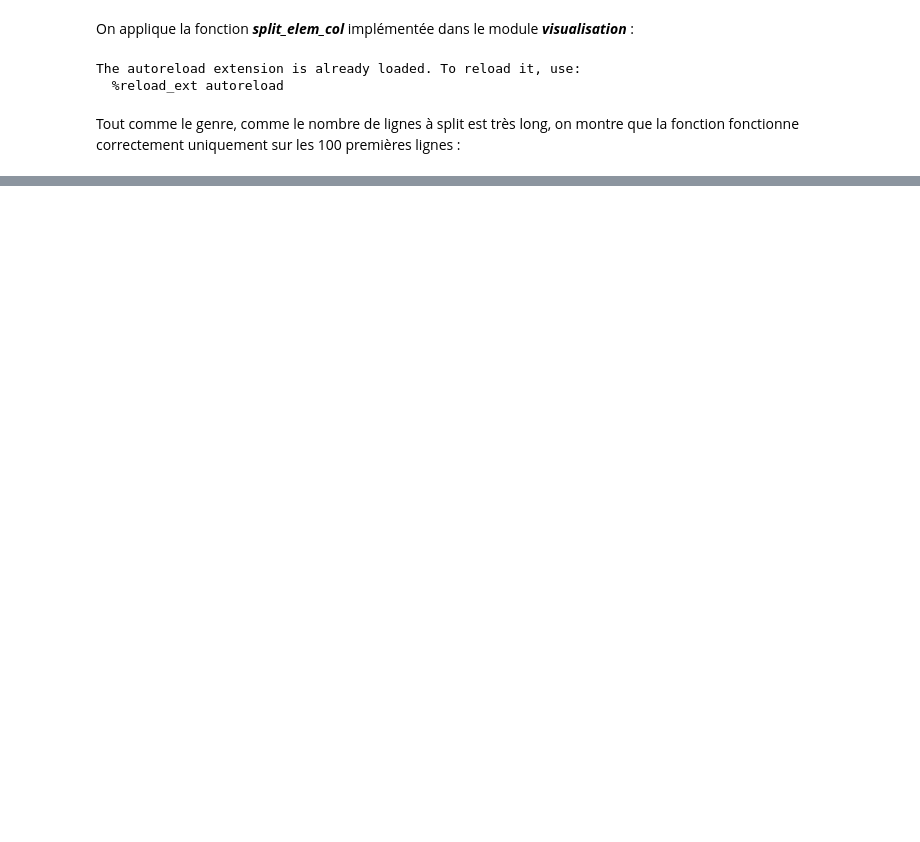
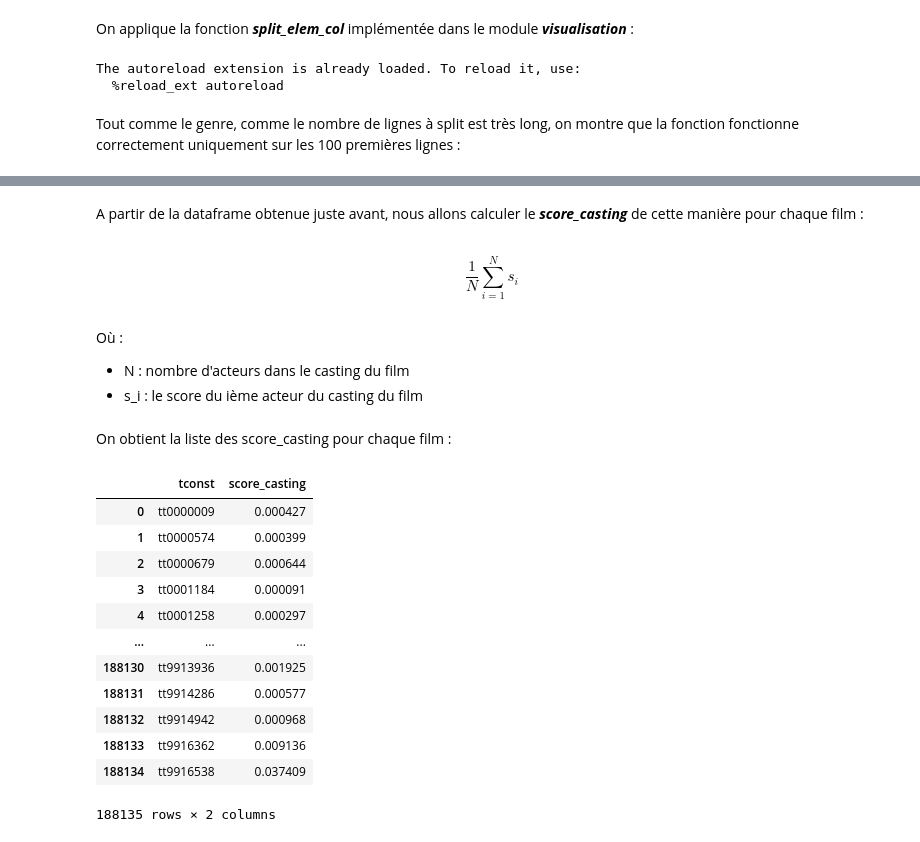
Before and after one commit to henriupton99/IMDB_Scraping, a Jupyter notebook: 3_modelisation.ipynb, the cells around one changed output, grey strips where cells are left out. Saved outputs shown, nothing was run; the diff lists cells and outputs as text; code cells hidden in the pictures; blank space fills up the shorter version.

```diff
--- a/3_modelisation.ipynb
+++ b/3_modelisation.ipynb
@@ -166,0 +229,8 @@ df = split_method.split_elem_col(df[0:99],'casting')
+# %% [markdown]
+A partir de la dataframe obtenue juste avant, nous allons calculer le ***score_casting*** de cette manière pour chaque film :
+# %% [markdown]
+$$\frac{1}{N}\sum_{i=1}^{N} s_i$$
+# %% [markdown]
+Où :
+- N : nombre d'acteurs dans le casting du film
+- s_i : le score du ième acteur du casting du film
@@ -166,0 +239,18 @@ df = split_method.split_elem_col(df[0:99],'casting')
+# %% [markdown]
+On obtient la liste des score_casting pour chaque film :
+# %%
+df_temp
+# %% [output]
+|  | tconst | score_casting |
+| 0 | tt0000009 | 0.000427 |
+| 1 | tt0000574 | 0.000399 |
+| 2 | tt0000679 | 0.000644 |
+| 3 | tt0001184 | 0.000091 |
+| 4 | tt0001258 | 0.000297 |
+| ... | ... | ... |
+| 188130 | tt9913936 | 0.001925 |
+| 188131 | tt9914286 | 0.000577 |
+| 188132 | tt9914942 | 0.000968 |
+| 188133 | tt9916362 | 0.009136 |
+| 188134 | tt9916538 | 0.037409 |
+188135 rows × 2 columns
```
Also changed, not shown: parts of 27 cells of this notebook, 2 other files.
